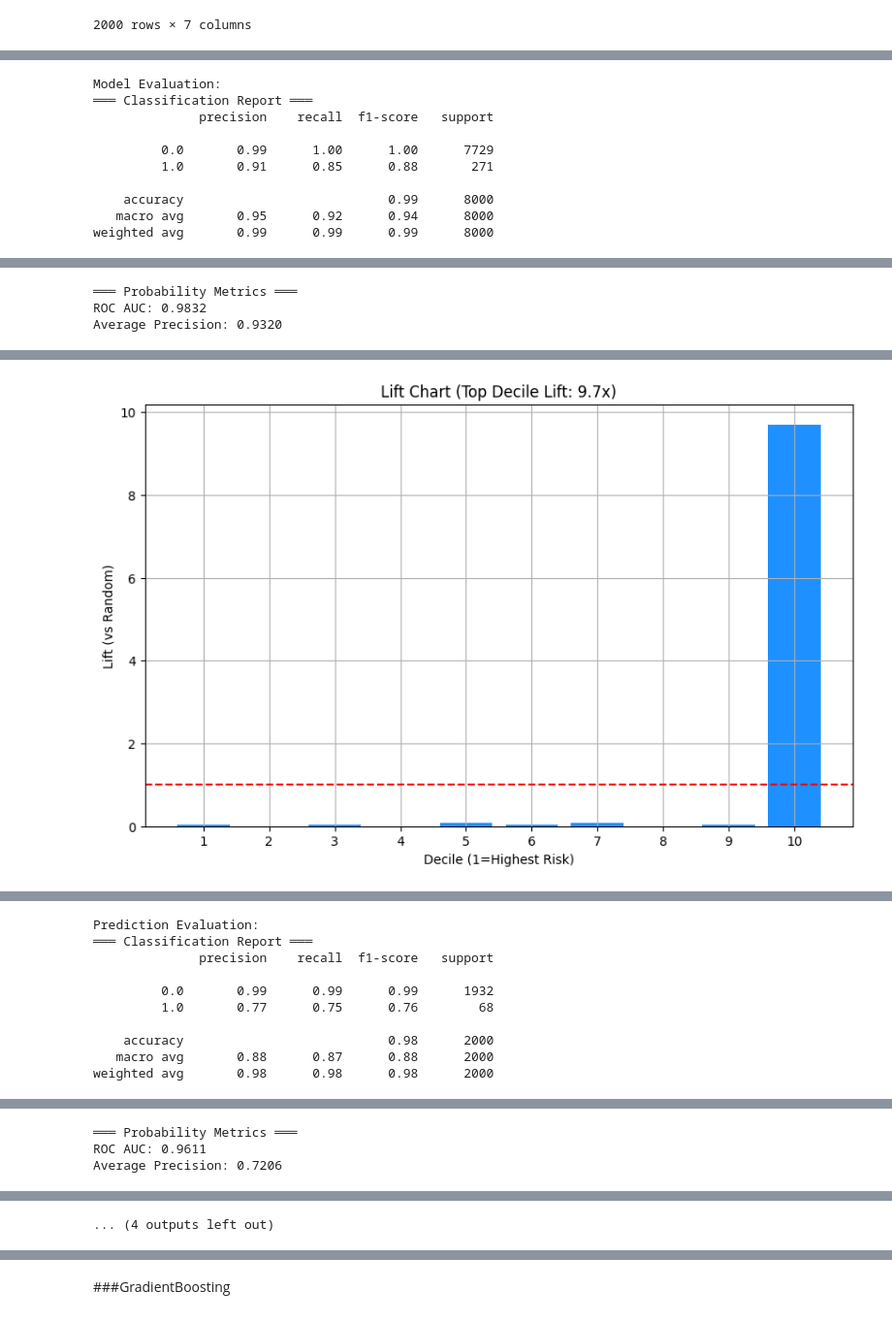
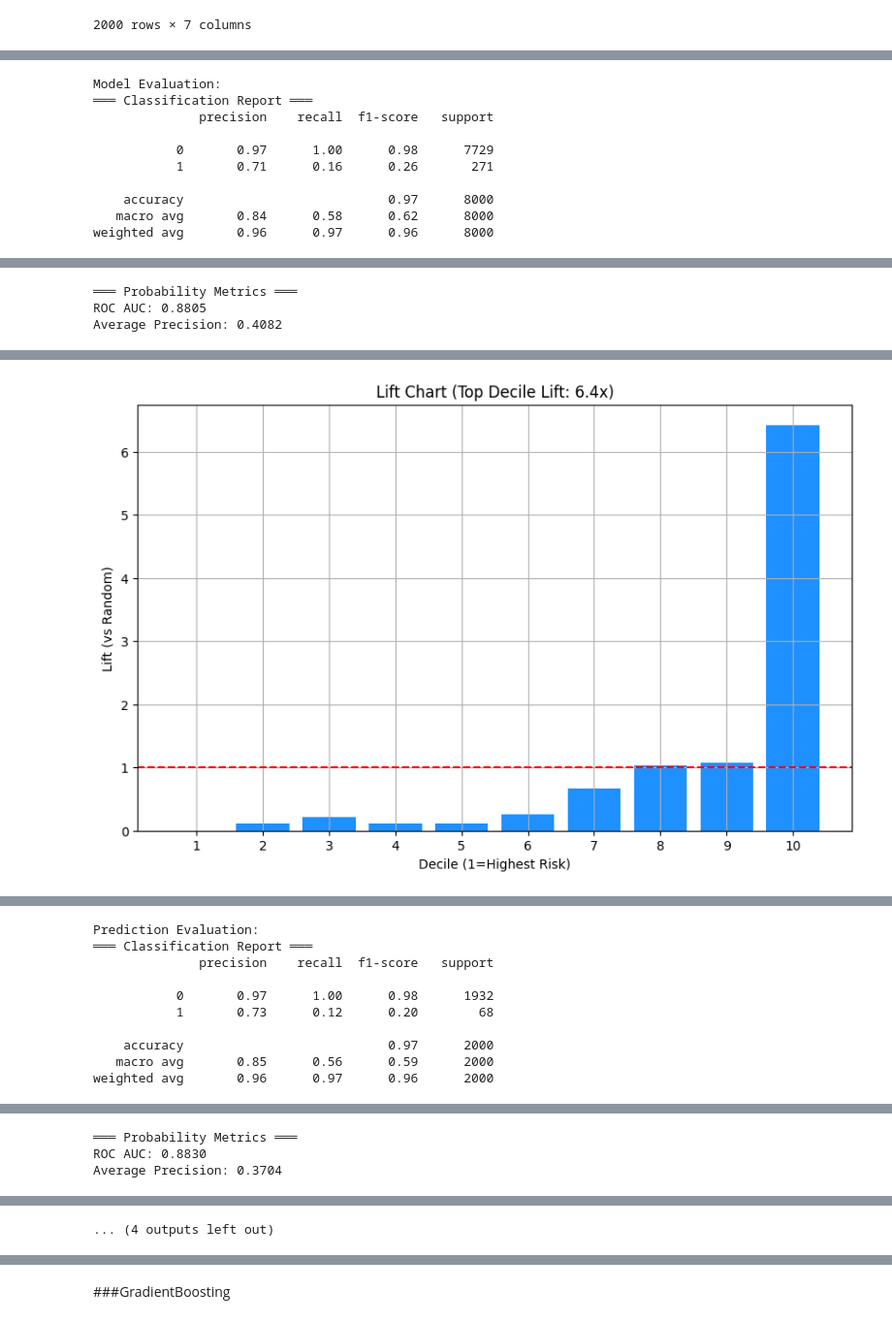
Before and after one commit to sulenurk/ds-template, a Jupyter notebook: learn_pipeline_ema.ipynb, the cells around one changed output, grey strips where cells are left out. Shown at 97% size. Drawn from its saved outputs; the diff is of its cells as text; code cells hidden in the pictures.

```diff
--- a/learn_pipeline_ema.ipynb
+++ b/learn_pipeline_ema.ipynb
@@ -120,6 +120,8 @@ weighted avg       0.99      0.99      0.99      2000
 [figure]
 # %%
 #LogisticRegression
+df = df.drop(columns=["predictions", "probabilities"])
+
 model_info = logreg_binclass.learn_model(df[df.dataset == 1], target_col)
 df = logreg_binclass.apply_model(df, model_info, columns=["dataset", target_col])
 
@@ -133,9 +135,9 @@ Model Evaluation:
 ═══ Classification Report ═══
               precision    recall  f1-score   support
 
-         0.0       0.99      1.00      1.00      7729
-         1.0       0.91      0.85      0.88       271
+           0       0.97      1.00      0.98      7729
+           1       0.71      0.16      0.26       271
 
-    accuracy                           0.99      8000
-   macro avg       0.95      0.92      0.94      8000
-weighted avg       0.99      0.99      0.99      8000
+    accuracy                           0.97      8000
+   macro avg       0.84      0.58      0.62      8000
+weighted avg       0.96      0.97      0.96      8000
@@ -143,3 +145,3 @@ weighted avg       0.99      0.99      0.99      8000
 ═══ Probability Metrics ═══
-ROC AUC: 0.9832
-Average Precision: 0.9320
+ROC AUC: 0.8805
+Average Precision: 0.4082
@@ -148 +150 @@ Average Precision: 0.9320
-[figure, old version]
+[figure, new version]
@@ -152,9 +154,9 @@ Prediction Evaluation:
 ═══ Classification Report ═══
               precision    recall  f1-score   support
 
-         0.0       0.99      0.99      0.99      1932
-         1.0       0.77      0.75      0.76        68
+           0       0.97      1.00      0.98      1932
+           1       0.73      0.12      0.20        68
 
-    accuracy                           0.98      2000
-   macro avg       0.88      0.87      0.88      2000
-weighted avg       0.98      0.98      0.98      2000
+    accuracy                           0.97      2000
+   macro avg       0.85      0.56      0.59      2000
+weighted avg       0.96      0.97      0.96      2000
@@ -162,3 +164,3 @@ weighted avg       0.98      0.98      0.98      2000
 ═══ Probability Metrics ═══
-ROC AUC: 0.9611
-Average Precision: 0.7206
+ROC AUC: 0.8830
+Average Precision: 0.3704
```
Also changed, not shown: parts of 9 cells of this notebook, 2 other files.
